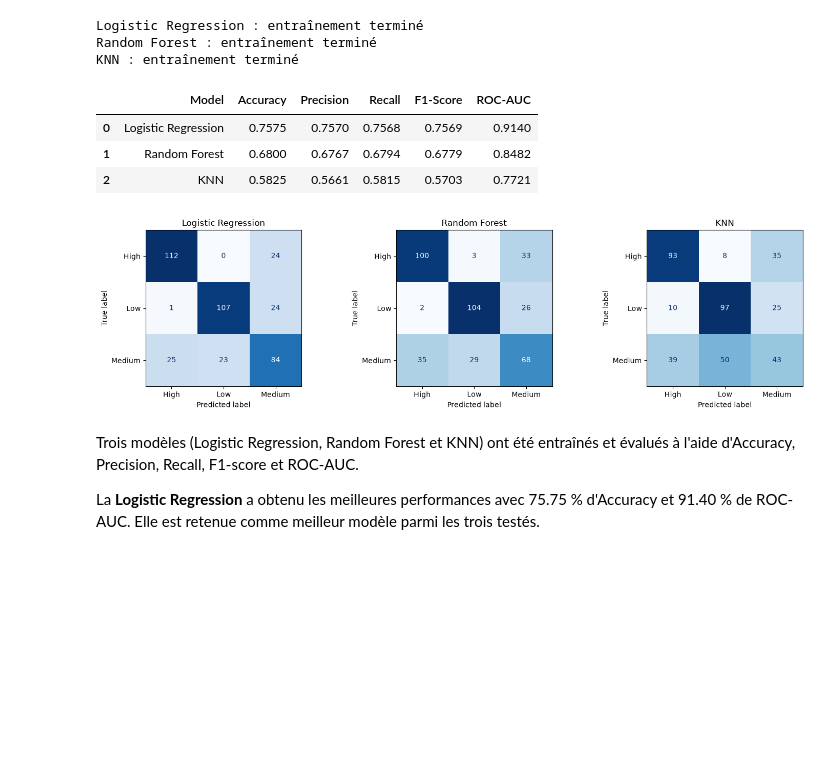
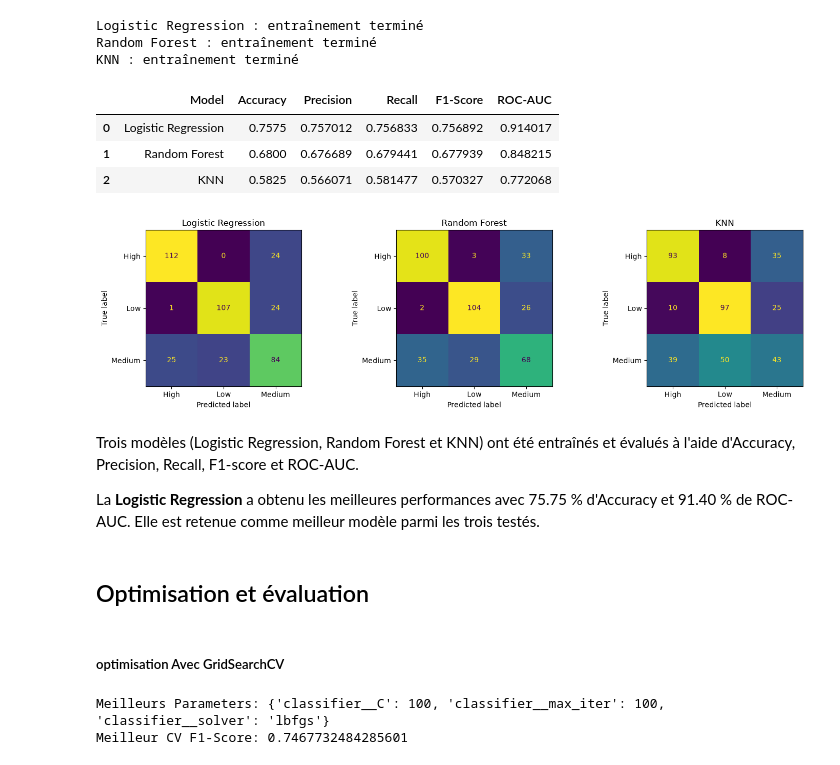
Before and after one commit to MounaSaiss/MindTrack_IA, a Jupyter notebook: Nootbooks/data_exploration_cleaning.ipynb, the cells around one changed output. Drawn from its saved outputs; the diff is of its cells as text; code cells hidden in the pictures; blank space fills up the shorter version.

Commit message:
Optlimisation de Model Avec GridSearchCV et evaluation pour choix de Meuilleur Model

```diff
--- a/Nootbooks/data_exploration_cleaning.ipynb
+++ b/Nootbooks/data_exploration_cleaning.ipynb
@@ -689,28 +693,32 @@ results_df = results_df.sort_values(
     ascending=False
 )
 
-results_df.round(4)
+results_df
 # %% [output]
 |  | Model | Accuracy | Precision | Recall | F1-Score | ROC-AUC |
-| 0 | Logistic Regression | 0.7575 | 0.7570 | 0.7568 | 0.7569 | 0.9140 |
-| 1 | Random Forest | 0.6800 | 0.6767 | 0.6794 | 0.6779 | 0.8482 |
-| 2 | KNN | 0.5825 | 0.5661 | 0.5815 | 0.5703 | 0.7721 |
+| 0 | Logistic Regression | 0.7575 | 0.757012 | 0.756833 | 0.756892 | 0.914017 |
+| 1 | Random Forest | 0.6800 | 0.676689 | 0.679441 | 0.677939 | 0.848215 |
+| 2 | KNN | 0.5825 | 0.566071 | 0.581477 | 0.570327 | 0.772068 |
 # %%
 #Metric d'évaluation
 fig, axes = plt.subplots(1, 3, figsize=(15, 4))
 
 for ax, (name, model) in zip(axes, pipelines.items()):
     ConfusionMatrixDisplay.from_estimator(
         model, X_test, y_test,
-        ax=ax, cmap='Blues', colorbar=False
+        ax=ax, colorbar=False
     )
     ax.set_title(name)
 
 plt.tight_layout()
 plt.show()
 # %% [output]
-[figure, old version]
+[figure, new version]
 # %% [markdown]
 Trois modèles (Logistic Regression, Random Forest et KNN) ont été entraînés et évalués à l'aide d'Accuracy, Precision, Recall, F1-score et ROC-AUC.
 
 La **Logistic Regression** a obtenu les meilleures performances avec 75.75 % d'Accuracy et 91.40 % de ROC-AUC. Elle est retenue comme meilleur modèle parmi les trois testés.
+# %% [markdown]
+## Optimisation et évaluation
+# %% [markdown]
+ ##### optimisation Avec GridSearchCV
@@ -716,0 +743,6 @@ La **Logistic Regression** a obtenu les meilleures performances avec 75.75 % d'A
+# %%
+print("Meilleurs Parameters:", grid_lr.best_params_)
+print("Meilleur CV F1-Score:", grid_lr.best_score_)
+# %% [output]
+Meilleurs Parameters: {'classifier__C': 100, 'classifier__max_iter': 100, 'classifier__solver': 'lbfgs'}
+Meilleur CV F1-Score: 0.7467732484285601
```
Also changed, not shown: parts of 8 cells of this notebook.
